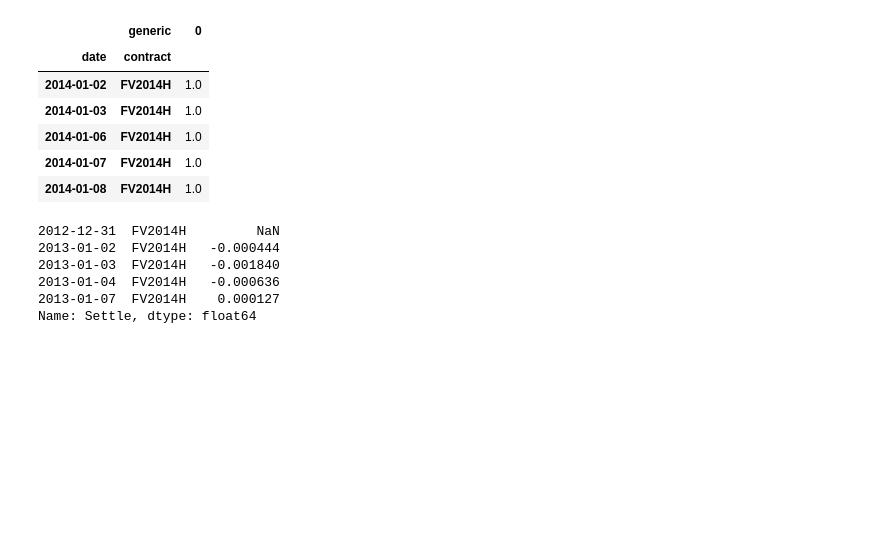
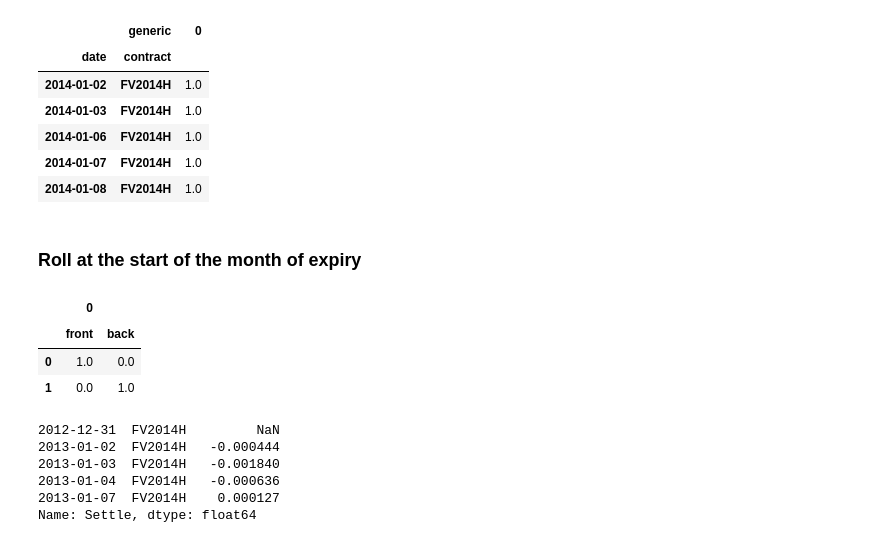
Before and after one commit to matthewgilbert/mapping, a Jupyter notebook: examples/continous_returns.ipynb, the cells around one changed output. Drawn from its saved outputs; the diff is of its cells as text; code cells hidden in the pictures; blank space fills up the shorter version.

```diff
--- a/examples/continous_returns.ipynb
+++ b/examples/continous_returns.ipynb
@@ -101,3 +103,16 @@ weights.head()
 | 2014-01-06 | FV2014H | 1.0 |
 | 2014-01-07 | FV2014H | 1.0 |
 | 2014-01-08 | FV2014H | 1.0 |
+# %% [markdown]
+### Roll at the start of the month of expiry
+# %%
+cols = pd.MultiIndex.from_product([[0], ['front', 'back']])
+idx = [0, 1]
+transition_month = pd.DataFrame([[1.0, 0.0], [0.0, 1.0]], index=idx, columns=cols)
+
+transition_month
+# %% [output]
+|  | 0 |  |
+|  | front | back |
+| 0 | 1.0 | 0.0 |
+| 1 | 0.0 | 1.0 |
```
Also changed, not shown: parts of 6 cells of this notebook.
